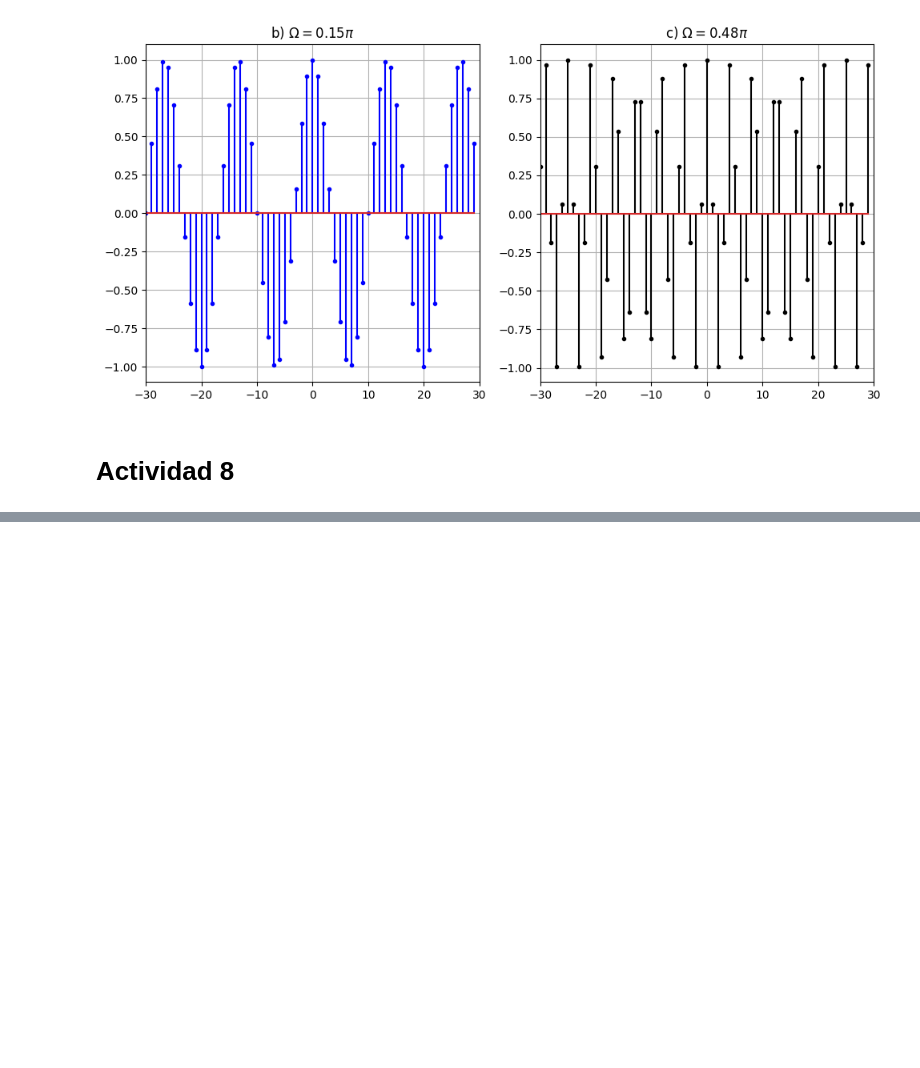
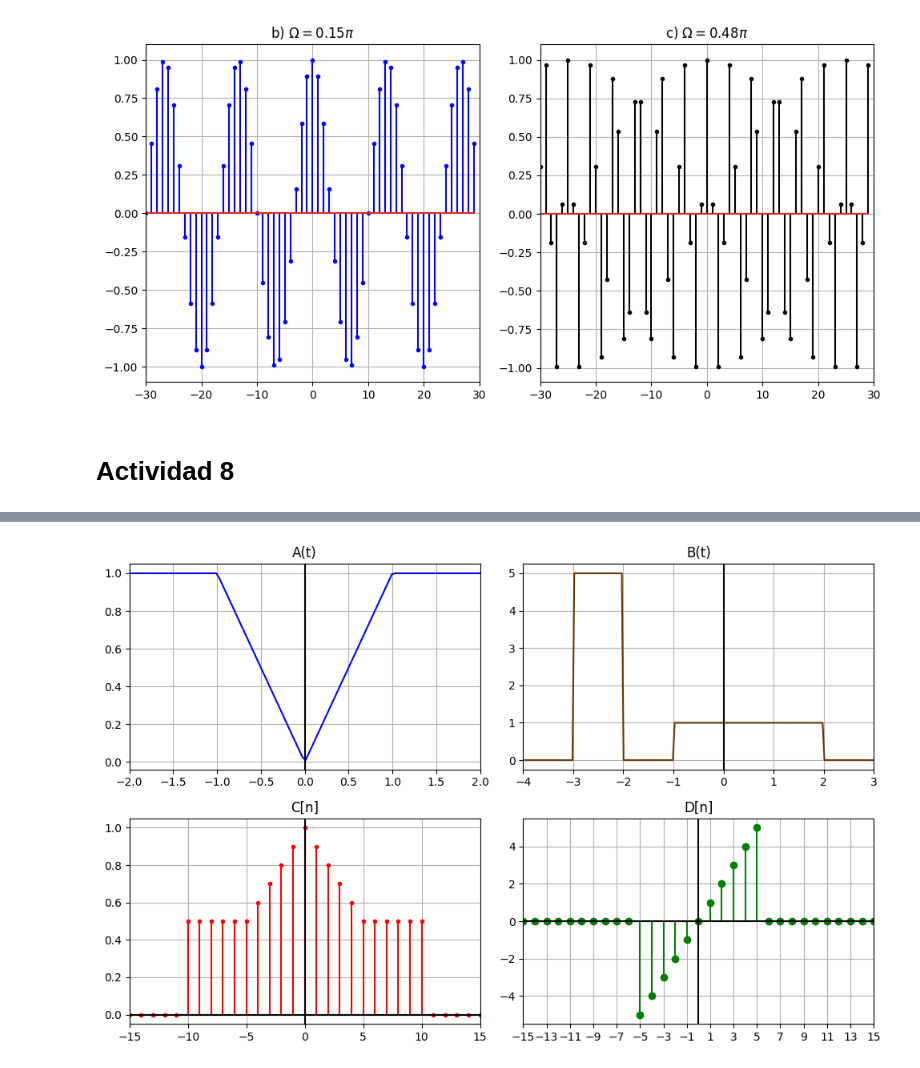
Before and after one commit to Lekkito/analisis-de-se-ales, a Jupyter notebook: tp1.ipynb, the cells around one changed output, grey strips where cells are left out. Saved outputs shown, nothing was run; the diff lists cells and outputs as text; code cells hidden in the pictures; blank space fills up the shorter version.

```diff
--- a/tp1.ipynb
+++ b/tp1.ipynb
@@ -560,0 +588,36 @@ ValueError: The truth value of an array with more than one element is ambiguous.
+# %%
+x = np.linspace(-4,3,200)
+n = np.arange(-15,16,1)
+# Armo el subplot con los 4 graficos
+
+fig, axs = plt.subplots(2, 2, figsize=(10,6.5))
+
+axs[0,0].plot(x, A(x), color='b')
+axs[0,0].set_title('A(t)')
+axs[0,0].set_xlim( -2,2 )
+axs[0,0].axvline(x=0, color='black', linestyle='-')
+axs[0,0].grid(True)
+
+axs[0,1].plot(x, B(x), color='xkcd:brown')
+axs[0,1].set_title('B(t)')
+axs[0,1].set_xlim( -4, 3)
+axs[0,1].axvline(x=0, color='black', linestyle='-')
+axs[0,1].grid(True)
+
+axs[1,0].stem(n, C(n), linefmt='r-',markerfmt='r.', basefmt='k-')
+axs[1,0].set_title('C[n]')
+axs[1,0].set_xlim( -15,15 )
+axs[1,0].axvline(x=0, color='black', linestyle='-')
+axs[1,0].grid(True)
+
+axs[1,1].stem(n, D(n),linefmt='g-', markerfmt='go', basefmt='k-')
+axs[1,1].set_title('D[n]')
+axs[1,1].set_xlim(-10 ,10 )
+axs[1,1].axvline(x=0, color='black', linestyle='-')
+axs[1,1].set_xticks(np.arange(-15,16,2))
+axs[1,1].grid(True)
+
+plt.tight_layout()
+plt.show()
+# %% [output]
+[figure, added]
```
Also changed, not shown: parts of 6 cells of this notebook.
